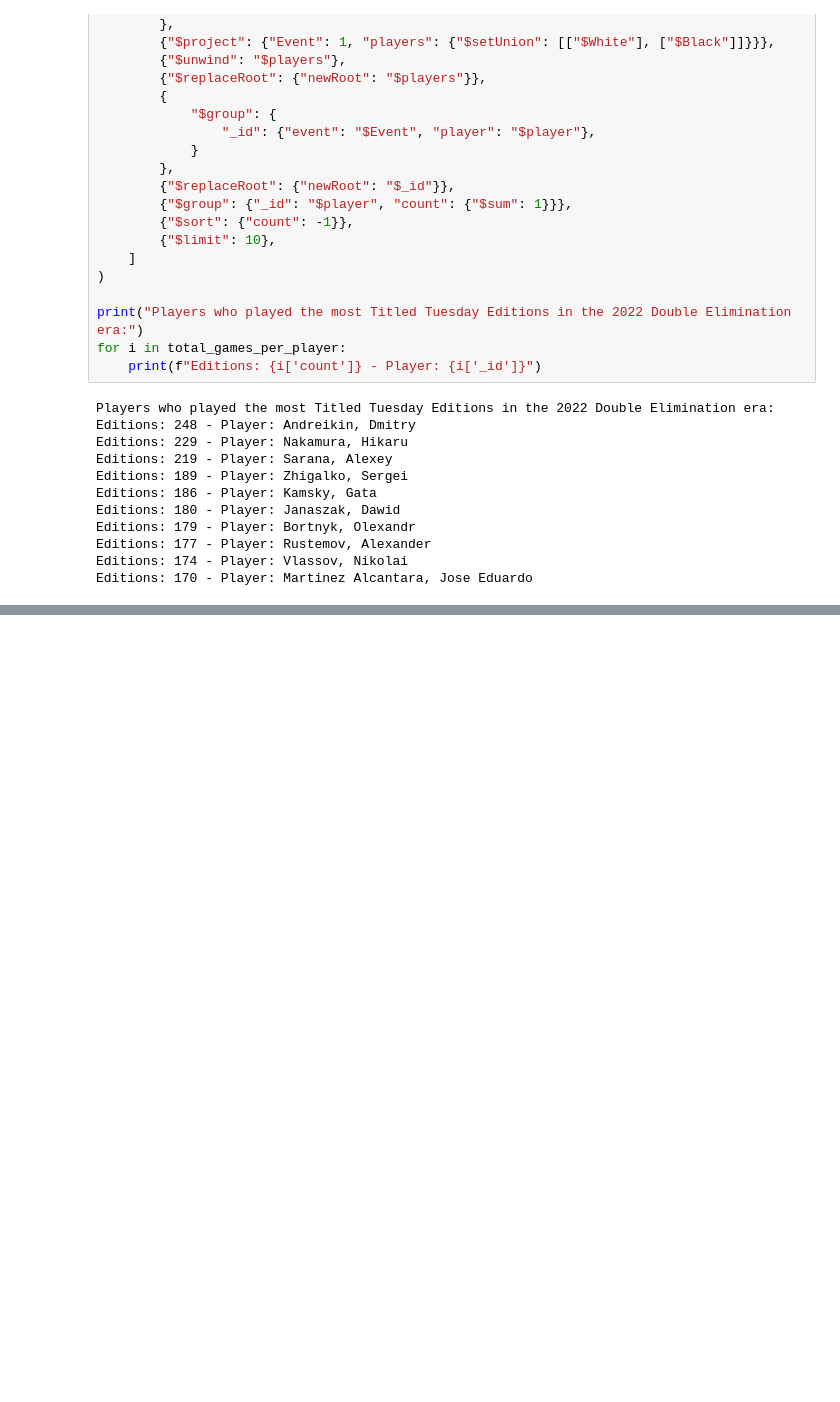
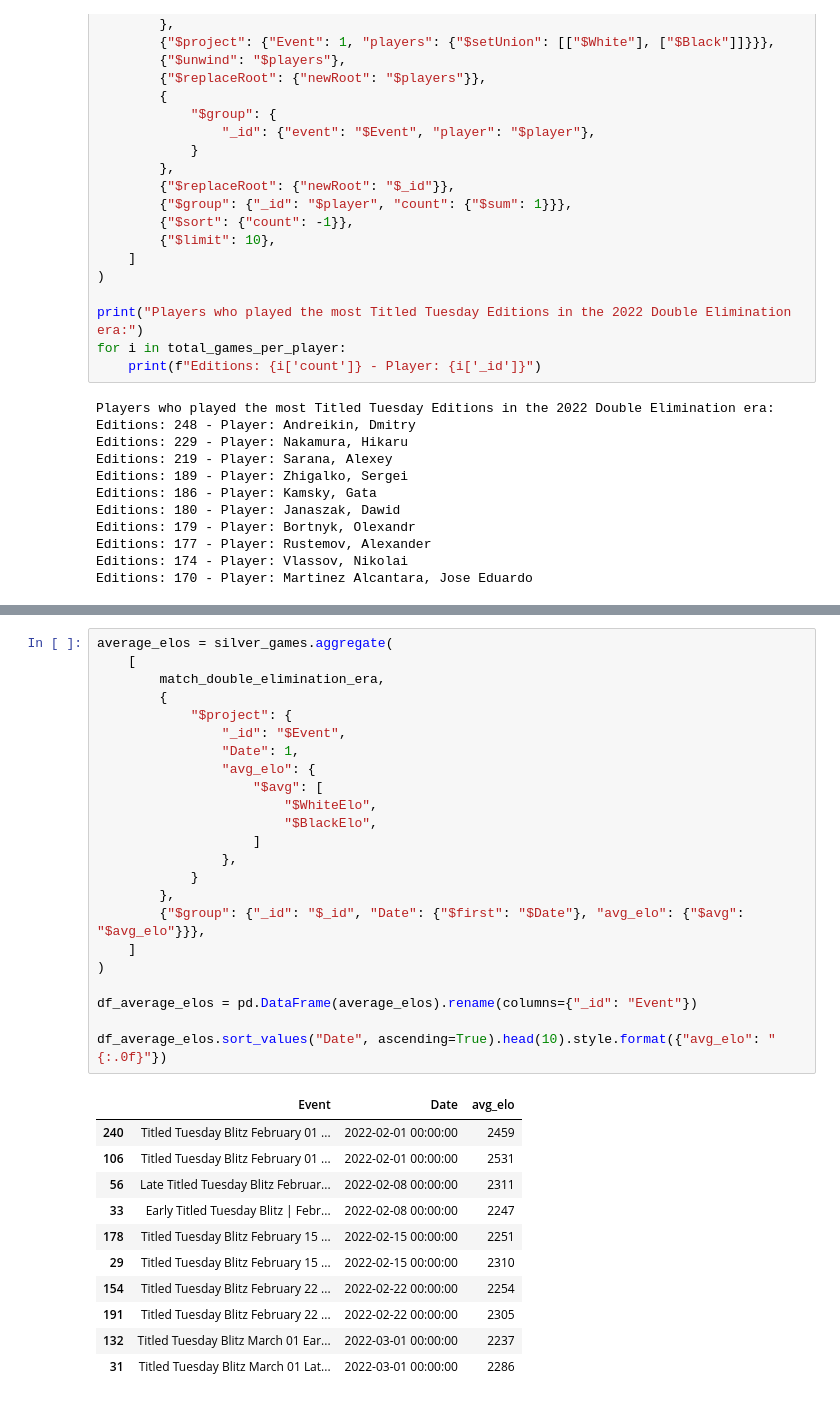
Before and after one commit to krugergui/Chess_Analysis_Titled_Tuesday, a Jupyter notebook: src/notebooks/data_exploration.ipynb, the cells around one changed output, grey strips where cells are left out. Cells and saved outputs as stored; diff of their text form; blank space fills up the shorter version.

```diff
--- a/src/notebooks/data_exploration.ipynb
+++ b/src/notebooks/data_exploration.ipynb
@@ -348,0 +411,35 @@ Editions: 170 - Player: Martinez Alcantara, Jose Eduardo
+# %%
+average_elos = silver_games.aggregate(
+    [
+        match_double_elimination_era,
+        {
+            "$project": {
+                "_id": "$Event",
+                "Date": 1,
+                "avg_elo": {
+                    "$avg": [
+                        "$WhiteElo",
+                        "$BlackElo",
+                    ]
+                },
+            }
+        },
+        {"$group": {"_id": "$_id", "Date": {"$first": "$Date"}, "avg_elo": {"$avg": "$avg_elo"}}},
+    ]
+)
+
+df_average_elos = pd.DataFrame(average_elos).rename(columns={"_id": "Event"})
+
+df_average_elos.sort_values("Date", ascending=True).head(10).style.format({"avg_elo": "{:.0f}"})
+# %% [output]
+|  | Event | Date | avg_elo |
+| 240 | Titled Tuesday Blitz February 01 ... | 2022-02-01 00:00:00 | 2459 |
+| 106 | Titled Tuesday Blitz February 01 ... | 2022-02-01 00:00:00 | 2531 |
+| 56 | Late Titled Tuesday Blitz Februar... | 2022-02-08 00:00:00 | 2311 |
+| 33 | Early Titled Tuesday Blitz | Febr... | 2022-02-08 00:00:00 | 2247 |
+| 178 | Titled Tuesday Blitz February 15 ... | 2022-02-15 00:00:00 | 2251 |
+| 29 | Titled Tuesday Blitz February 15 ... | 2022-02-15 00:00:00 | 2310 |
+| 154 | Titled Tuesday Blitz February 22 ... | 2022-02-22 00:00:00 | 2254 |
+| 191 | Titled Tuesday Blitz February 22 ... | 2022-02-22 00:00:00 | 2305 |
+| 132 | Titled Tuesday Blitz March 01 Ear... | 2022-03-01 00:00:00 | 2237 |
+| 31 | Titled Tuesday Blitz March 01 Lat... | 2022-03-01 00:00:00 | 2286 |
```
Also changed, not shown: parts of 12 cells of this notebook.
